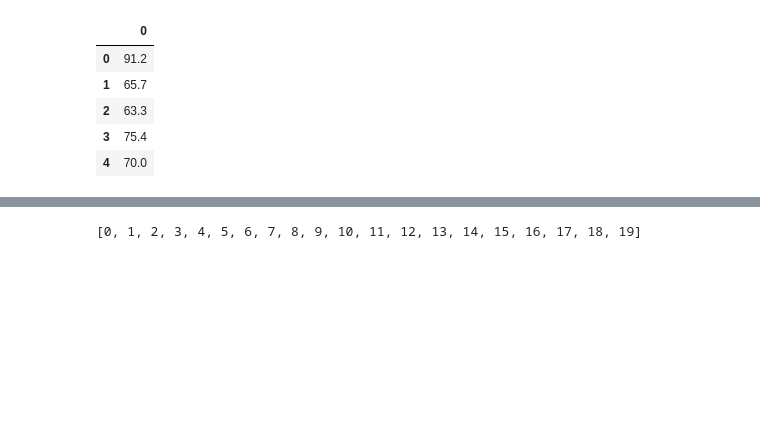
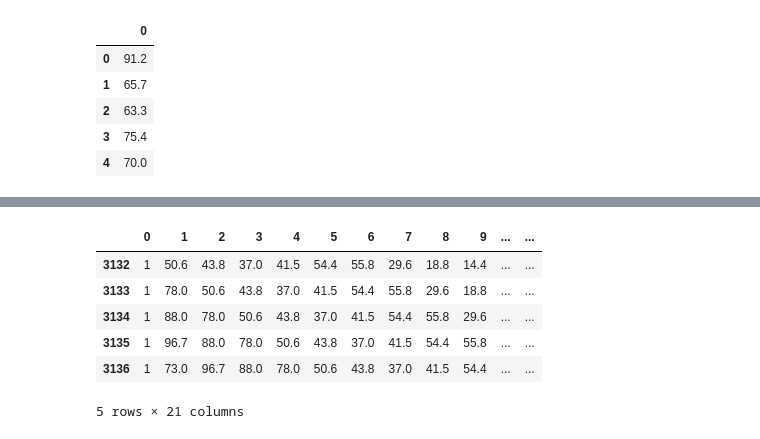
Before and after one commit to SamuelBFG/IA006, a Jupyter notebook: LinearRegression.ipynb, the cells around one changed output, grey strips where cells are left out. Saved outputs shown, nothing was run; the diff lists cells and outputs as text; code cells hidden in the pictures; blank space fills up the shorter version.

```diff
--- a/LinearRegression.ipynb
+++ b/LinearRegression.ipynb
@@ -270,5 +94,17 @@ data_full_df
-# %%
-indices = list(range(20))
-indices
-# %% [output]
-[0, 1, 2, 3, 4, 5, 6, 7, 8, 9, 10, 11, 12, 13, 14, 15, 16, 17, 18, 19]
+# %%
+data_train_df = data_full_df.iloc[:3112][:].copy()
+data_test_df = data_full_df.iloc[3132:][:].copy()
+labels_train_df = labels_full[:3112].copy()
+labels_test_df = labels_full[3132:].copy()
+
+data_train_df.insert(loc=0, column=0, value=1)
+data_test_df.insert(loc=0, column=0, value=1)
+data_test_df.head()
+# %% [output]
+|  | 0 | 1 | 2 | 3 | 4 | 5 | 6 | 7 | 8 | 9 | ... | ... |
+| 3132 | 1 | 50.6 | 43.8 | 37.0 | 41.5 | 54.4 | 55.8 | 29.6 | 18.8 | 14.4 | ... | ... |
+| 3133 | 1 | 78.0 | 50.6 | 43.8 | 37.0 | 41.5 | 54.4 | 55.8 | 29.6 | 18.8 | ... | ... |
+| 3134 | 1 | 88.0 | 78.0 | 50.6 | 43.8 | 37.0 | 41.5 | 54.4 | 55.8 | 29.6 | ... | ... |
+| 3135 | 1 | 96.7 | 88.0 | 78.0 | 50.6 | 43.8 | 37.0 | 41.5 | 54.4 | 55.8 | ... | ... |
+| 3136 | 1 | 73.0 | 96.7 | 88.0 | 78.0 | 50.6 | 43.8 | 37.0 | 41.5 | 54.4 | ... | ... |
+5 rows × 21 columns
```
Also changed, not shown: parts of 32 cells of this notebook.
